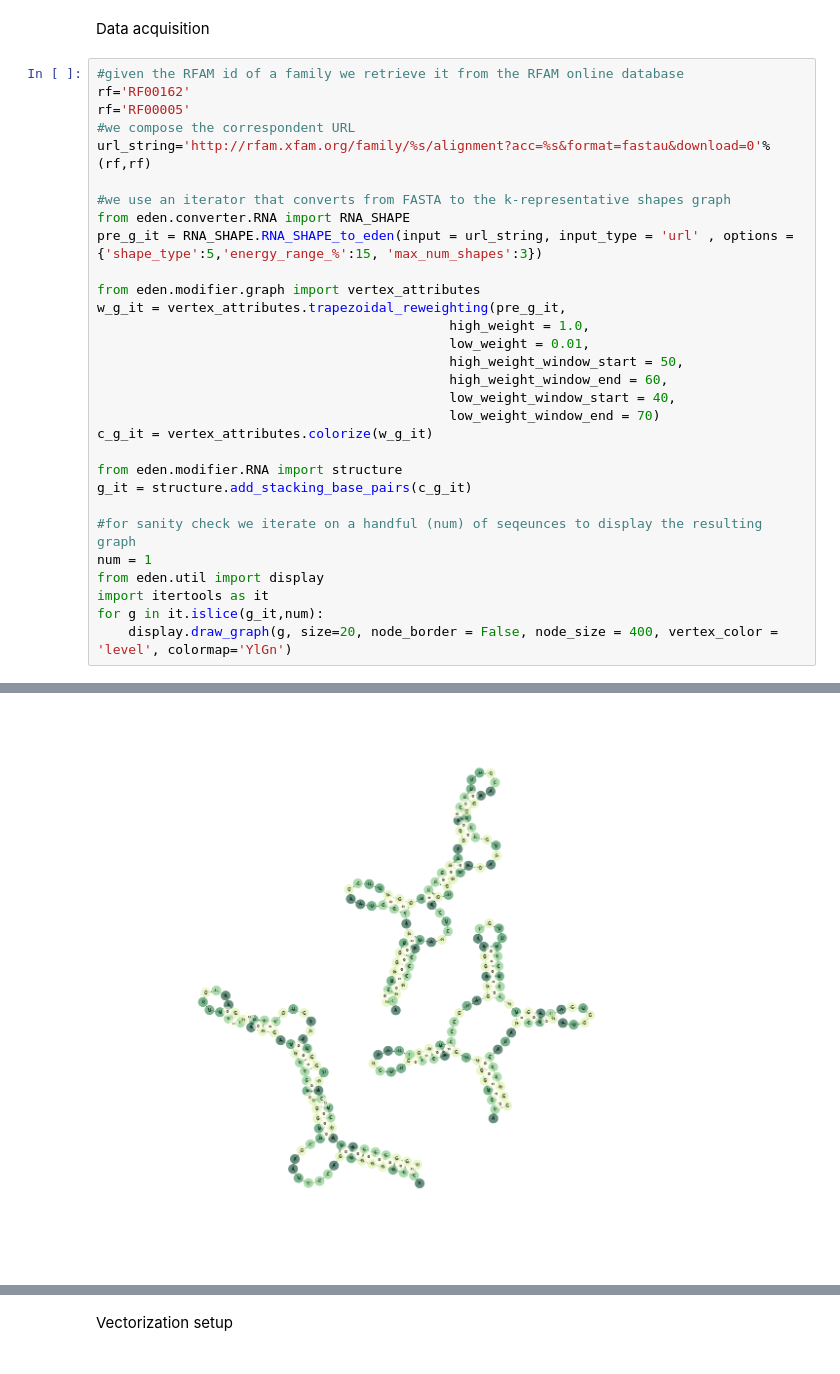
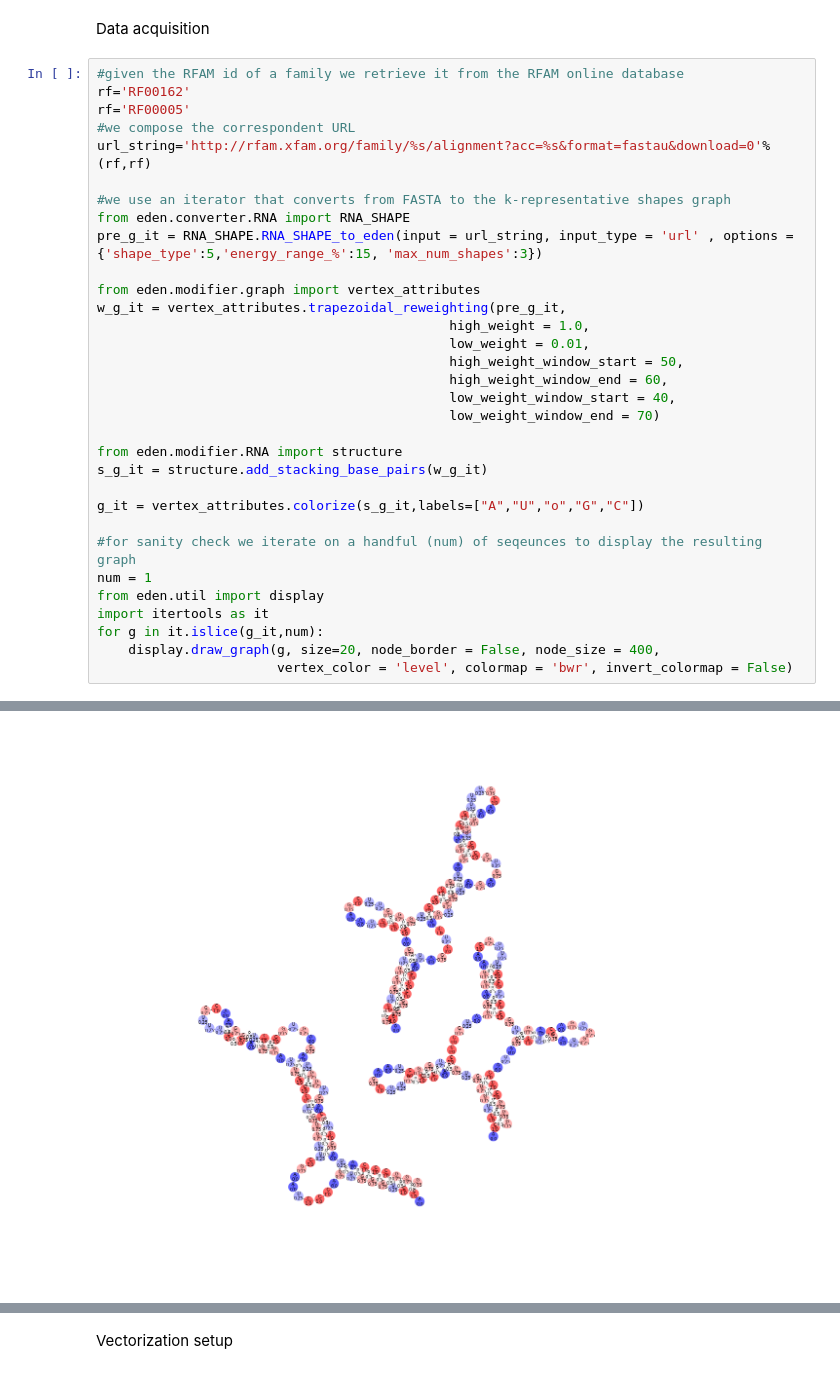
Before and after one commit to fabriziocosta/EDeN, a Jupyter notebook: examples/RNA.ipynb, the cells around one changed output, grey strips where cells are left out. Saved outputs shown, nothing was run; the diff lists cells and outputs as text.

Commit message:
colorize bugfix

```diff
--- a/examples/RNA.ipynb
+++ b/examples/RNA.ipynb
@@ -30,15 +28,17 @@ w_g_it = vertex_attributes.trapezoidal_reweighting(pre_g_it,
                                              high_weight_window_end = 60,
                                              low_weight_window_start = 40,
                                              low_weight_window_end = 70)
-c_g_it = vertex_attributes.colorize(w_g_it)
 
 from eden.modifier.RNA import structure
-g_it = structure.add_stacking_base_pairs(c_g_it)
+s_g_it = structure.add_stacking_base_pairs(w_g_it)
+
+g_it = vertex_attributes.colorize(s_g_it,labels=["A","U","o","G","C"])
 
 #for sanity check we iterate on a handful (num) of seqeunces to display the resulting graph
 num = 1
 from eden.util import display
 import itertools as it
 for g in it.islice(g_it,num):
-    display.draw_graph(g, size=20, node_border = False, node_size = 400, vertex_color = 'level', colormap='YlGn')
+    display.draw_graph(g, size=20, node_border = False, node_size = 400,
+                       vertex_color = 'level', colormap = 'bwr', invert_colormap = False)
 # %% [output]
@@ -45 +46 @@ for g in it.islice(g_it,num):
-[figure, old version]
+[figure, new version]
```
Also changed, not shown: parts of 2 cells of this notebook, 2 other files.
